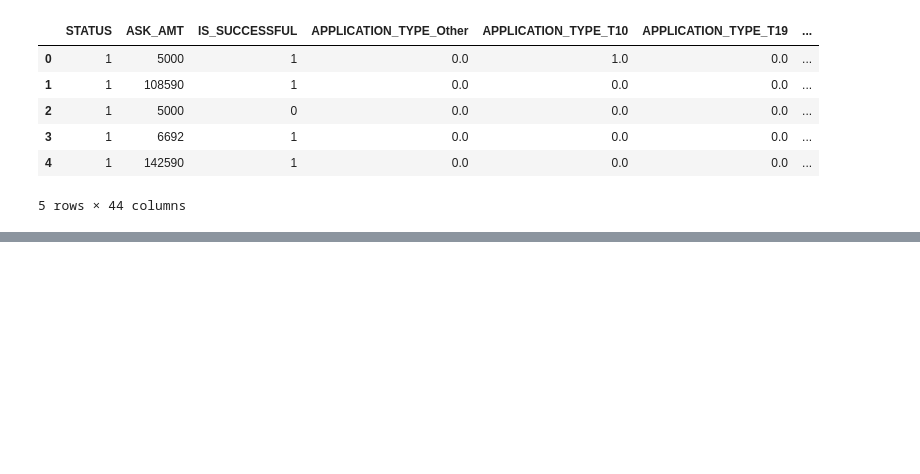
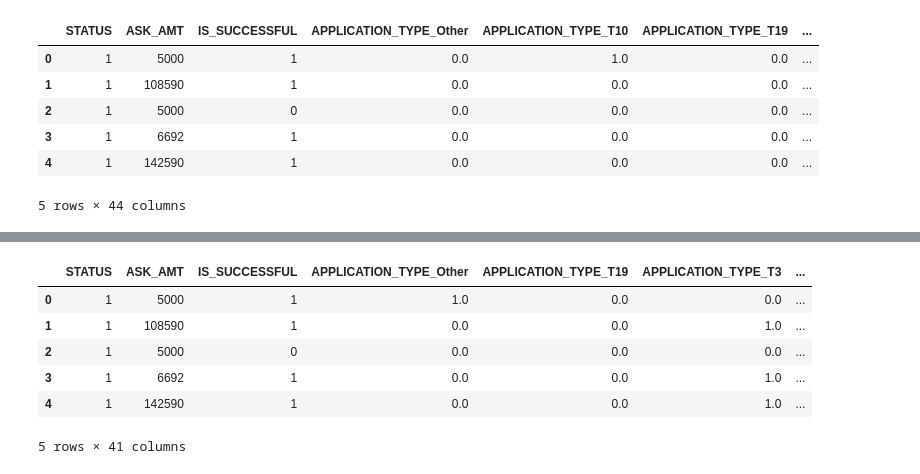
Before and after one commit to AnnieShaffer/Neural_Network_Charity_Analysis, a Jupyter notebook: Challenge/AlphabetSoupCharity_Optimization.ipynb, the cells around one changed output, grey strips where cells are left out. Saved outputs shown, nothing was run; the diff lists cells and outputs as text; code cells hidden in the pictures; blank space fills up the shorter version.

```diff
--- a/Challenge/AlphabetSoupCharity_Optimization.ipynb
+++ b/Challenge/AlphabetSoupCharity_Optimization.ipynb
@@ -219,0 +481,13 @@ print(f"Loss: {model_loss}, Accuracy: {model_accuracy}")
+# %%
+# Look at APPLICATION_TYPE value counts for binning
+application_counts = application_df.APPLICATION_TYPE.value_counts()
+
+# Determine which values to replace if counts are less than ...?
+replace_application = list(application_counts[application_counts < 1000].index)
+
+# Replace in dataframe
+for app in replace_application:
+    application_df.APPLICATION_TYPE = application_df.APPLICATION_TYPE.replace(app,"Other")
+
+# Check to make sure binning was successful
+application_df.APPLICATION_TYPE.value_counts()
@@ -219,0 +502,13 @@ print(f"Loss: {model_loss}, Accuracy: {model_accuracy}")
+# %%
+# Look at CLASSIFICATION value counts for binning
+class_counts = application_df.CLASSIFICATION.value_counts()
+
+# Determine which values to replace if counts are less than ..?
+replace_class = list(class_counts[class_counts < 1000].index)
+
+# Replace in dataframe
+for cls in replace_class:
+    application_df.CLASSIFICATION = application_df.CLASSIFICATION.replace(cls,"Other")
+
+# Check to make sure binning was successful
+application_df.CLASSIFICATION.value_counts()
@@ -219,0 +523,13 @@ print(f"Loss: {model_loss}, Accuracy: {model_accuracy}")
+# %%
+# Generate our categorical variable lists
+application_cat = application_df.dtypes[application_df.dtypes == 'object'].index.tolist()
+# %%
+# Create a OneHotEncoder instance
+enc = OneHotEncoder(sparse=False)
+
+# Fit and transform the OneHotEncoder using the categorical variable list
+encode_df = pd.DataFrame(enc.fit_transform(application_df[application_cat]))
+
+# Add the encoded variable names to the dataframe
+encode_df.columns = enc.get_feature_names(application_cat)
+encode_df.head()
@@ -219,0 +544,12 @@ print(f"Loss: {model_loss}, Accuracy: {model_accuracy}")
+# %%
+# Merge one-hot encoded features and drop the originals
+encoded_application_df = application_df.merge(encode_df,left_index=True,right_index=True).drop(application_cat,1)
+encoded_application_df.head()
+# %% [output]
+|  | STATUS | ASK_AMT | IS_SUCCESSFUL | APPLICATION_TYPE_Other | APPLICATION_TYPE_T19 | APPLICATION_TYPE_T3 | ... |
+| 0 | 1 | 5000 | 1 | 1.0 | 0.0 | 0.0 | ... |
+| 1 | 1 | 108590 | 1 | 0.0 | 0.0 | 1.0 | ... |
+| 2 | 1 | 5000 | 0 | 0.0 | 0.0 | 0.0 | ... |
+| 3 | 1 | 6692 | 1 | 0.0 | 0.0 | 1.0 | ... |
+| 4 | 1 | 142590 | 1 | 0.0 | 0.0 | 1.0 | ... |
+5 rows × 41 columns
```
Also changed, not shown: parts of 56 cells of this notebook, 34 other files.
